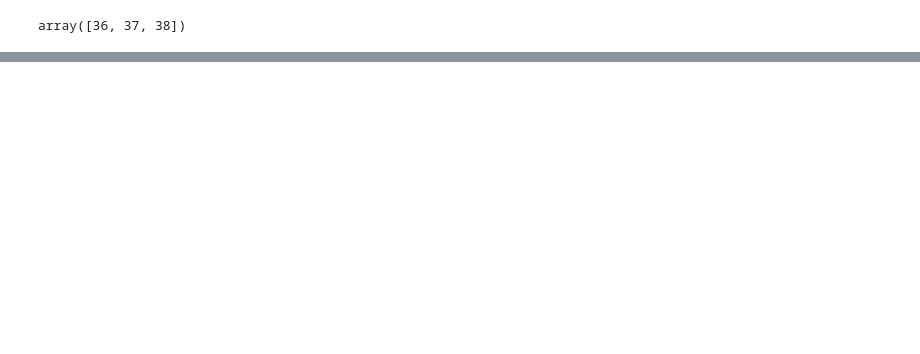
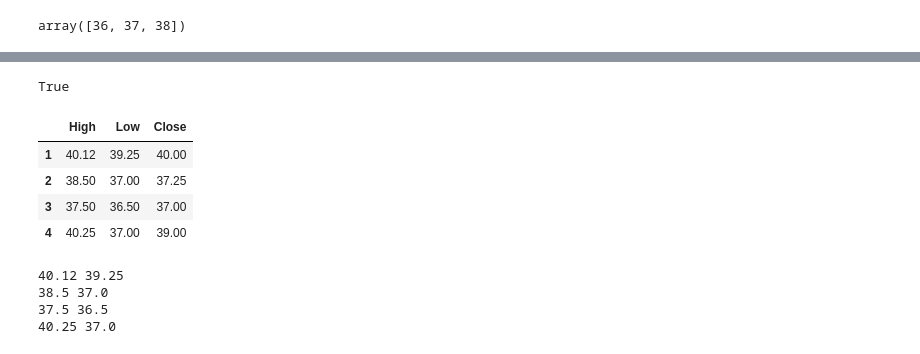
Before and after one commit to stebas101/XOXCharts, a Jupyter notebook: XOX.ipynb, the cells around one changed output, grey strips where cells are left out. Drawn from its saved outputs; the diff is of its cells as text; code cells hidden in the pictures; blank space fills up the shorter version.

```diff
--- a/XOX.ipynb
+++ b/XOX.ipynb
@@ -134,0 +261,16 @@ init_pnf(scale, high, low, close, reversal_size, box_range)
+# %%
+# test 2
+trend_status = np.array([1, 1, 0])
+box_range = np.array([36, 37, 38, 39, 40])
+
+reversal_size = 3
+
+high = 38.5
+low = 37
+
+status = trend_status[1]
+box_h = box_range.max()
+box_l = box_range.min()
+
+# print(scale, high, low, status, reversal_size, box_l, box_h)
+update_pnf(scale, high, low, status, reversal_size, box_l, box_h)
@@ -134,0 +280,17 @@ init_pnf(scale, high, low, close, reversal_size, box_range)
+# %%
+# test 3
+trend_status = np.array([1, 1, -1])
+box_range = np.array([37, 38, 39])
+
+reversal_size = 3
+
+high = 40.25
+low = 37
+
+start = 1
+status = trend_status[2]
+box_h = box_range.max()
+box_l = box_range.min()
+
+# print(scale, high, low, status, reversal_size, box_l, box_h)
+update_pnf(scale, high, low, status, reversal_size, box_l, box_h)
@@ -137,3 +313,9 @@ init_pnf(scale, high, low, close, reversal_size, box_range)
 trend_status = np.zeros(len(price_data))
 box_low = np.zeros(len(price_data))
 box_high = np.zeros(len(price_data))
+
+scale = np.arange(32,43)
+box_size = 1
+reversal_size = 3
+
+print(f'Trend status: {trend_status}\nBox Low: {box_low}\nBox High: {box_high}\nScale: {scale}')
@@ -308,0 +349,25 @@ print(chart_grid(scale, 25))
+# %%
+# Check if there are more lines of data to process
+print(index + 1 < len(price_data))
+# %% [output]
+True
+# %%
+# Next, we need to process the prices after index:
+start = index + 1
+price_data.loc[start:]
+# %% [output]
+|  | High | Low | Close |
+| 1 | 40.12 | 39.25 | 40.00 |
+| 2 | 38.50 | 37.00 | 37.25 |
+| 3 | 37.50 | 36.50 | 37.00 |
+| 4 | 40.25 | 37.00 | 39.00 |
+# %%
+for index, row in enumerate(price_data.loc[start:].iterrows()):
+    high = row[1]['High']
+    low = row[1]['Low']
+    print(high, low)
+# %% [output]
+40.12 39.25
+38.5 37.0
+37.5 36.5
+40.25 37.0
```
Also changed, not shown: parts of 41 cells of this notebook.
